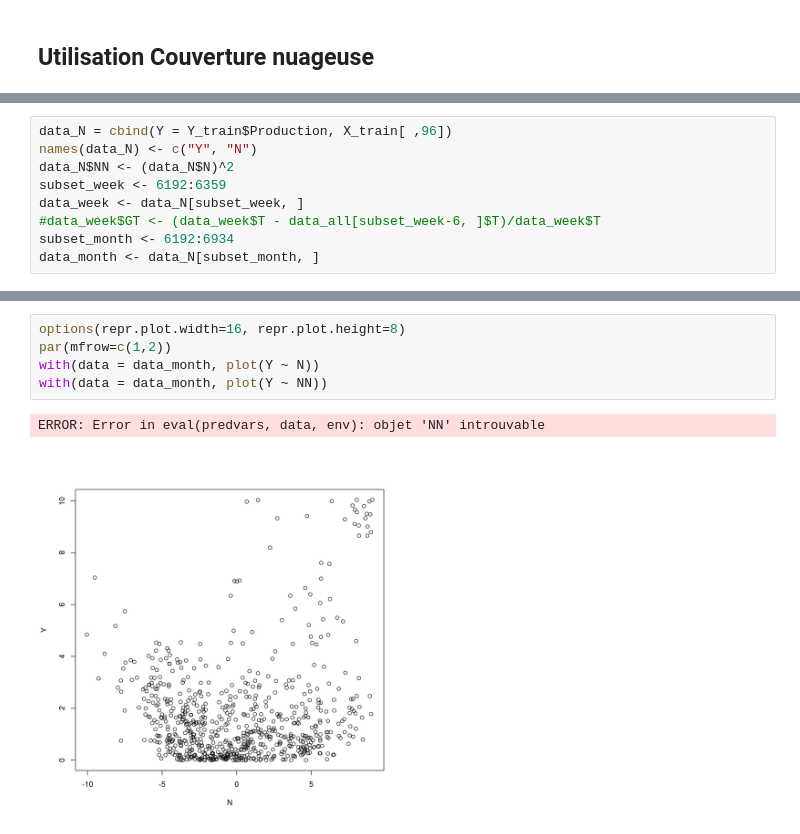
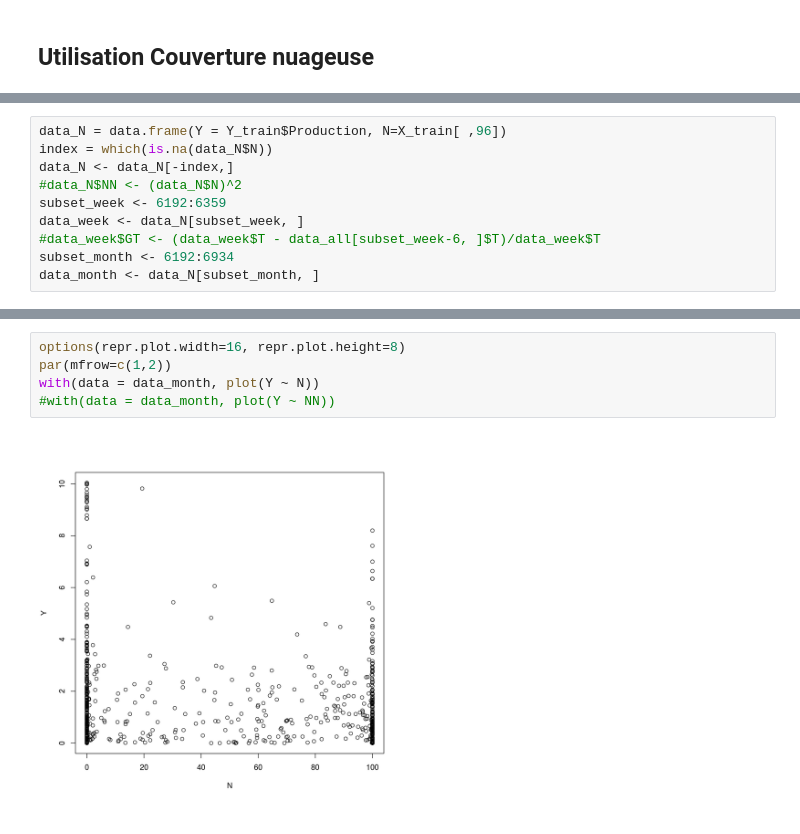
Before and after one commit to luc-dubreuil/GestionDeProjet4A, a Jupyter notebook: Travail/Luc/Tests.ipynb, the cells around one changed output, grey strips where cells are left out. Cells and saved outputs as stored; diff of their text form.

```diff
--- a/Travail/Luc/Tests.ipynb
+++ b/Travail/Luc/Tests.ipynb
@@ -252,7 +382,8 @@ with(data = data_month, plot(Y ~ GT))
 # %%
-data_N = cbind(Y = Y_train$Production, X_train[ ,96])
-names(data_N) <- c("Y", "N")
-data_N$NN <- (data_N$N)^2
+data_N = data.frame(Y = Y_train$Production, N=X_train[ ,96])
+index = which(is.na(data_N$N))
+data_N <- data_N[-index,]
+#data_N$NN <- (data_N$N)^2
 subset_week <- 6192:6359
 data_week <- data_N[subset_week, ]
 #data_week$GT <- (data_week$T - data_all[subset_week-6, ]$T)/data_week$T
@@ -263,8 +412,7 @@ ERROR: Error in data_N$N: $ operator is invalid for atomic vectors
 # %%
 options(repr.plot.width=16, repr.plot.height=8)
 par(mfrow=c(1,2))
 with(data = data_month, plot(Y ~ N))
-with(data = data_month, plot(Y ~ NN))
+#with(data = data_month, plot(Y ~ NN))
 # %% [output]
-ERROR: Error in eval(predvars, data, env): objet 'NN' introuvable
-[figure, old version]
+[figure, new version]
```
Also changed, not shown: parts of 39 cells of this notebook.
